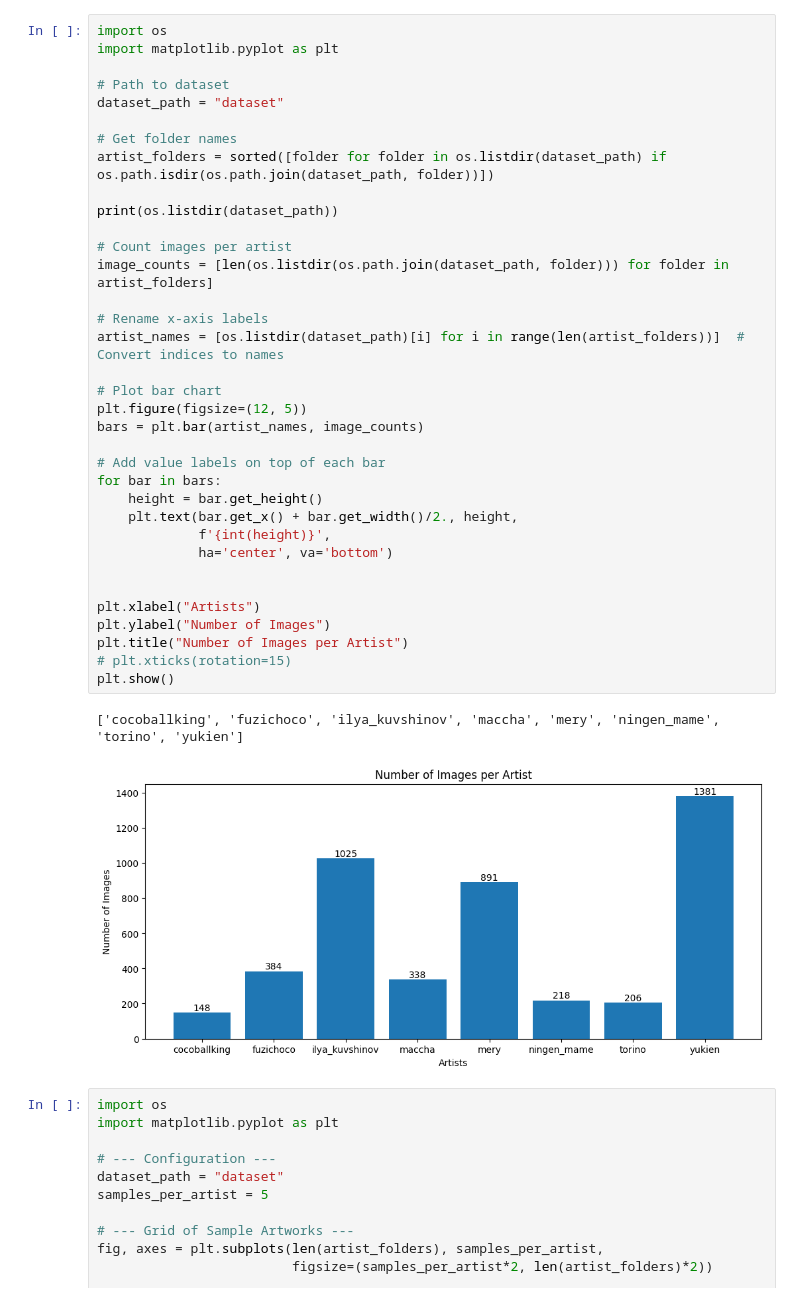
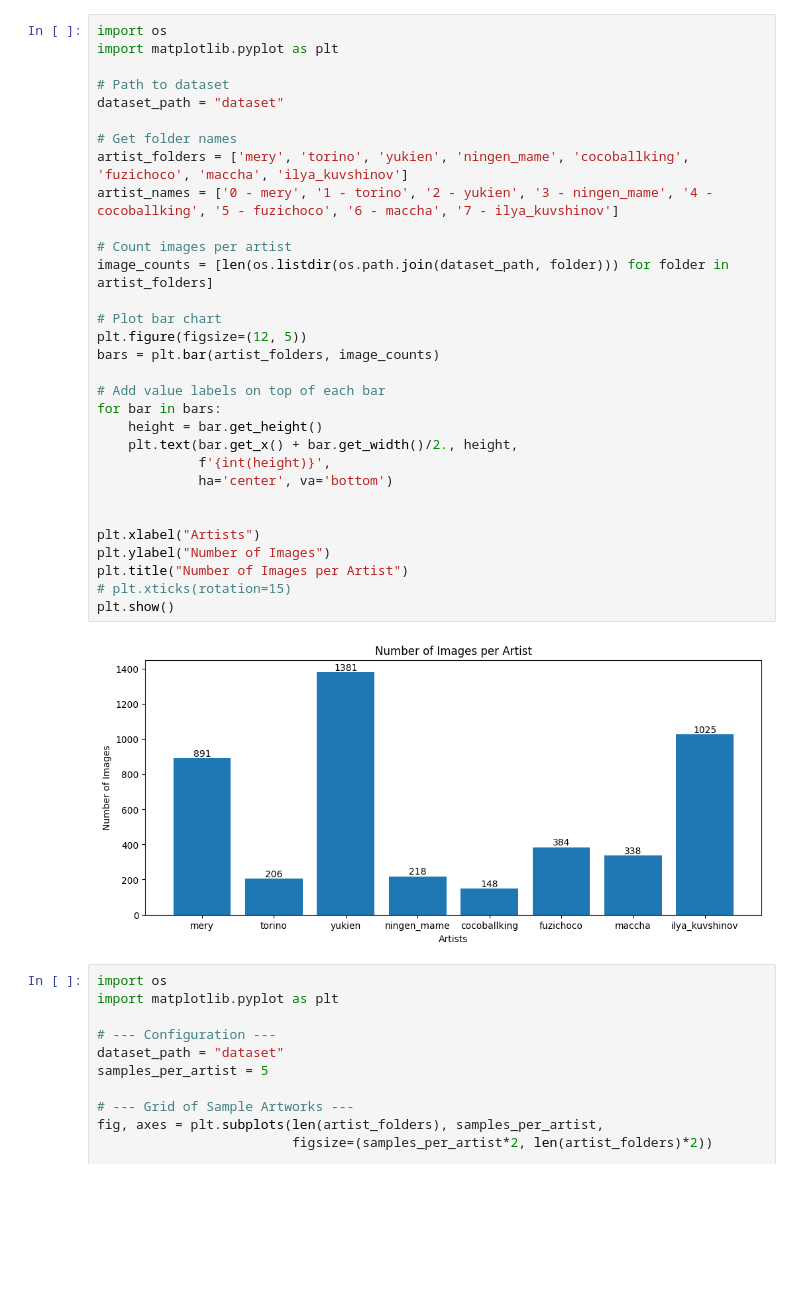
Before and after one commit to chienshyong/yukien, a Jupyter notebook: data_visualization.ipynb, the cells around one changed output. Drawn from its saved outputs; the diff is of its cells as text; blank space fills up the shorter version.

Commit message:
Reorder artists in data viz bar chart

```diff
--- a/data_visualization.ipynb
+++ b/data_visualization.ipynb
@@ -1,41 +1,36 @@
 # %%
 import os
 import matplotlib.pyplot as plt
 
 # Path to dataset
 dataset_path = "dataset"
 
 # Get folder names
-artist_folders = sorted([folder for folder in os.listdir(dataset_path) if os.path.isdir(os.path.join(dataset_path, folder))])
-
-print(os.listdir(dataset_path))
+artist_folders = ['mery', 'torino', 'yukien', 'ningen_mame', 'cocoballking', 'fuzichoco', 'maccha', 'ilya_kuvshinov']
+artist_names = ['0 - mery', '1 - torino', '2 - yukien', '3 - ningen_mame', '4 - cocoballking', '5 - fuzichoco', '6 - maccha', '7 - ilya_kuvshinov']
 
 # Count images per artist
 image_counts = [len(os.listdir(os.path.join(dataset_path, folder))) for folder in artist_folders]
 
-# Rename x-axis labels
-artist_names = [os.listdir(dataset_path)[i] for i in range(len(artist_folders))]  # Convert indices to names
-
 # Plot bar chart
 plt.figure(figsize=(12, 5))
-bars = plt.bar(artist_names, image_counts)
+bars = plt.bar(artist_folders, image_counts)
 
 # Add value labels on top of each bar
 for bar in bars:
     height = bar.get_height()
     plt.text(bar.get_x() + bar.get_width()/2., height,
              f'{int(height)}',
              ha='center', va='bottom')
 
 
 plt.xlabel("Artists")
 plt.ylabel("Number of Images")
 plt.title("Number of Images per Artist")
 # plt.xticks(rotation=15)
 plt.show()
 # %% [output]
-['cocoballking', 'fuzichoco', 'ilya_kuvshinov', 'maccha', 'mery', 'ningen_mame', 'torino', 'yukien']
-[figure, old version]
+[figure, new version]
 # %%
 import os
 import matplotlib.pyplot as plt
```
Also changed, not shown: parts of 1 cell of this notebook.
